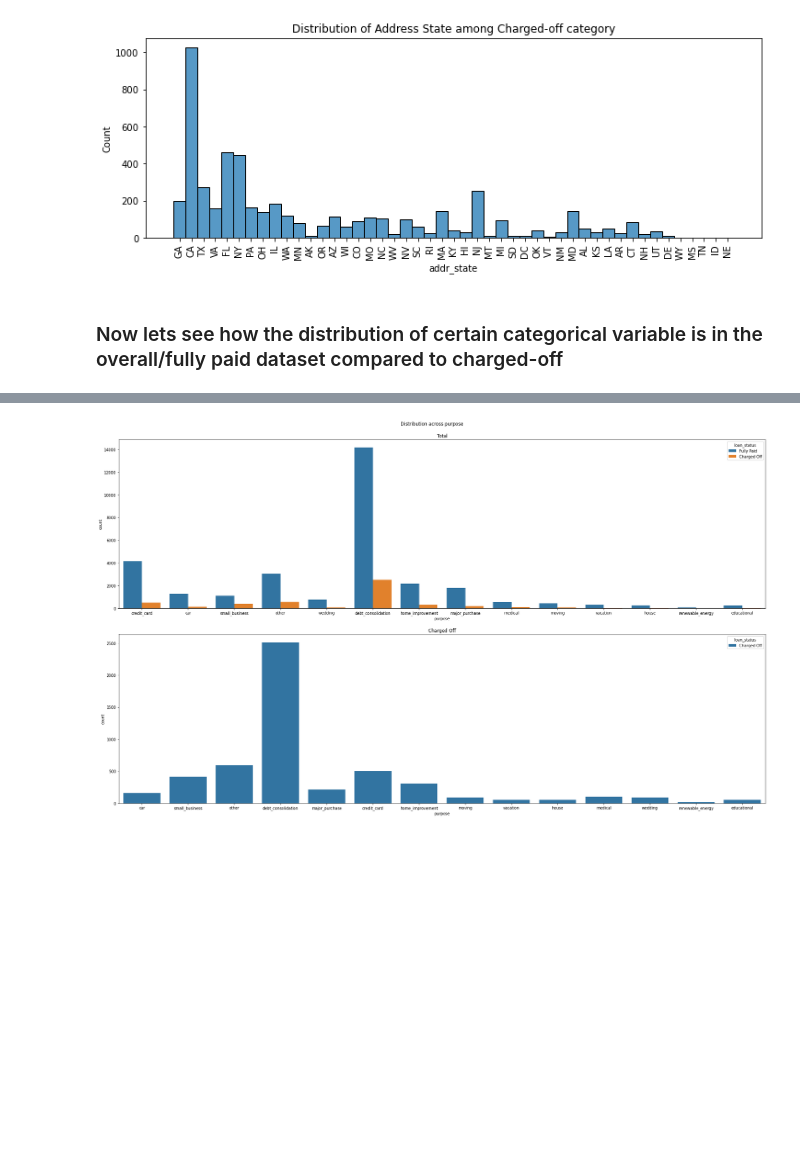
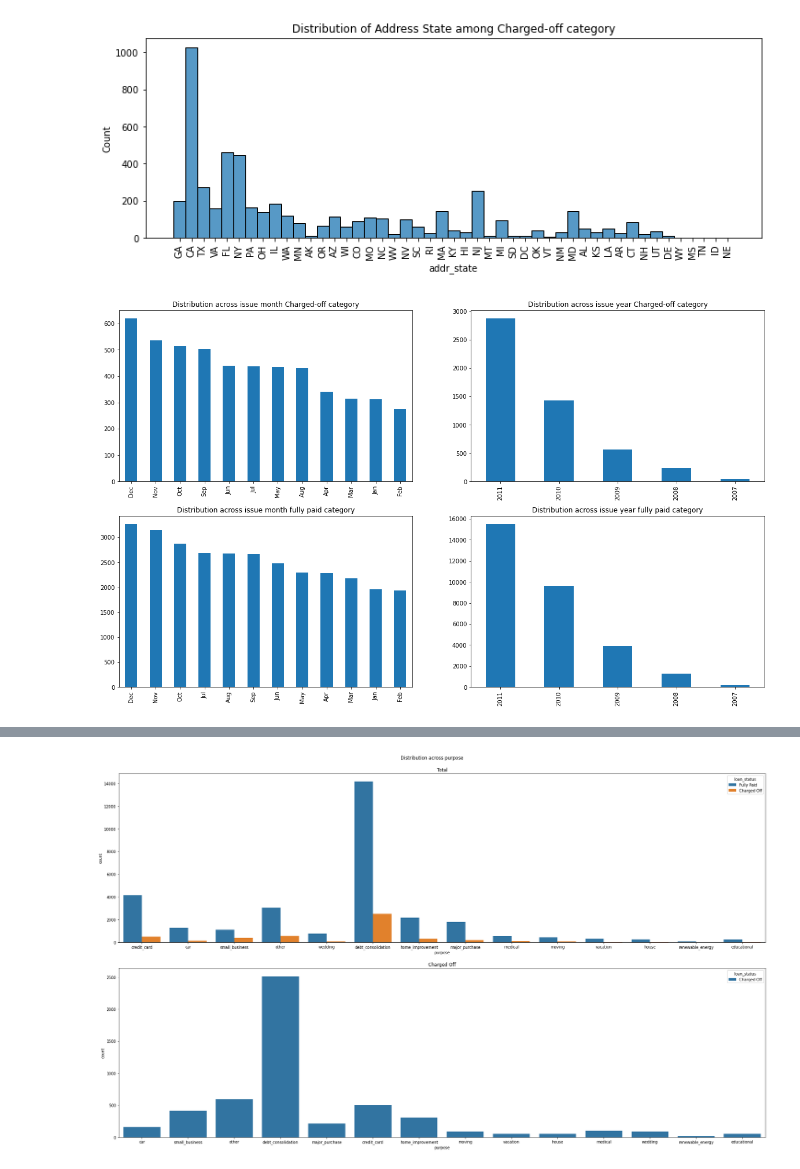
Before and after one commit to vighu0710/LendingClubCaseStudy, a Jupyter notebook: Lending Club Case Study.ipynb, the cells around one changed output, grey strips where cells are left out. Saved outputs shown, nothing was run; the diff lists cells and outputs as text; code cells hidden in the pictures; blank space fills up the shorter version.

```diff
--- a/Lending Club Case Study.ipynb
+++ b/Lending Club Case Study.ipynb
@@ -850,5 +850,22 @@ plt.show()
 # people living in CA are likely to default
 # %% [output]
 [figure]
-# %% [markdown]
-### Now lets see how the distribution of certain categorical variable is in the overall/fully paid dataset compared to charged-off
+# %%
+# Distribution across issue month and issue year
+
+fig, ax = plt.subplots(2,2,figsize=(20,12))
+chargedOffLoanDF["issue_m"].value_counts().plot.bar(ax = ax[0][0],title="Distribution across issue month Charged-off category")
+chargedOffLoanDF["issue_y"].value_counts().plot.bar(ax = ax[0][1],title="Distribution across issue year Charged-off category")
+PaidLoanDF["issue_m"].value_counts().plot.bar(ax = ax[1][0],title="Distribution across issue month fully paid category")
+PaidLoanDF["issue_y"].value_counts().plot.bar(ax = ax[1][1],title="Distribution across issue year fully paid category")
+plt.show()
+
+#Observation
+
+# In general 2011 and Dec is the year and month having more default, also the total no of loan is in general
+# more during this year and month
+
+# Sept and June seems to be at the higher side in charged off chart and lower side at the fully paid chart
+# which is contrary to  other months where the order the almost same b/w charged off and fully paid
+# %% [output]
+[figure, added]
```
Also changed, not shown: parts of 86 cells of this notebook.
